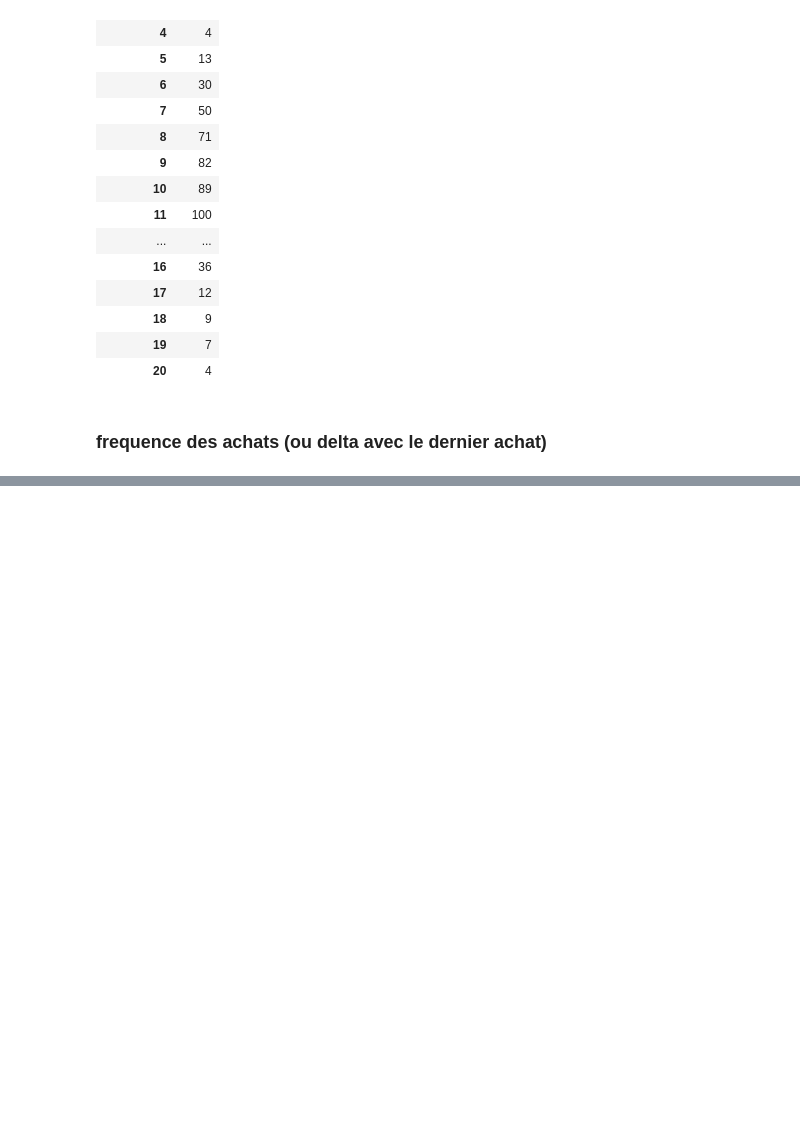
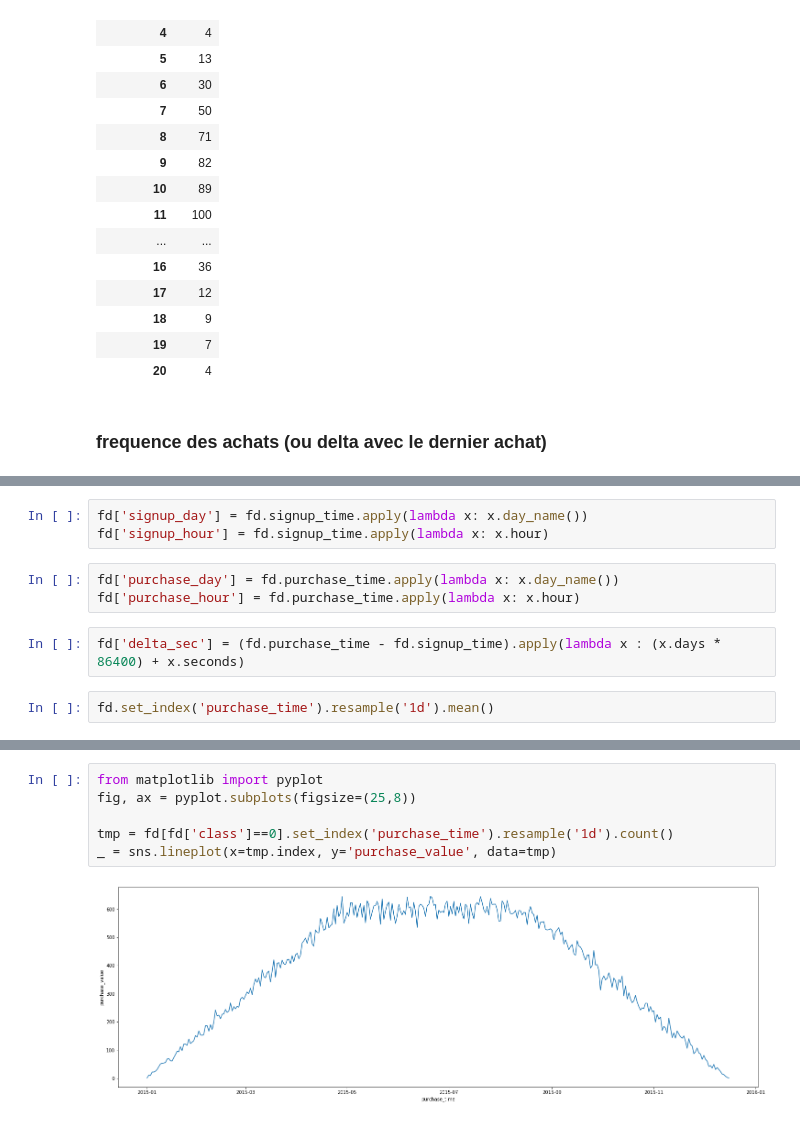
Before and after one commit to slowsry/projet-jedha-s4, a Jupyter notebook: fraud_detect_project.ipynb, the cells around one changed output, grey strips where cells are left out. Saved outputs shown, nothing was run; the diff lists cells and outputs as text; blank space fills up the shorter version.

```diff
--- a/fraud_detect_project.ipynb
+++ b/fraud_detect_project.ipynb
@@ -371,0 +370,10 @@ pass
+# %%
+fd['signup_day'] = fd.signup_time.apply(lambda x: x.day_name())
+fd['signup_hour'] = fd.signup_time.apply(lambda x: x.hour)
+# %%
+fd['purchase_day'] = fd.purchase_time.apply(lambda x: x.day_name())
+fd['purchase_hour'] = fd.purchase_time.apply(lambda x: x.hour)
+# %%
+fd['delta_sec'] = (fd.purchase_time - fd.signup_time).apply(lambda x : (x.days * 86400) + x.seconds)
+# %%
+fd.set_index('purchase_time').resample('1d').mean()
@@ -371,0 +395,8 @@ pass
+# %%
+from matplotlib import pyplot
+fig, ax = pyplot.subplots(figsize=(25,8))
+
+tmp = fd[fd['class']==0].set_index('purchase_time').resample('1d').count()
+_ = sns.lineplot(x=tmp.index, y='purchase_value', data=tmp)
+# %% [output]
+[figure, added]
```
Also changed, not shown: parts of 8 cells of this notebook.
